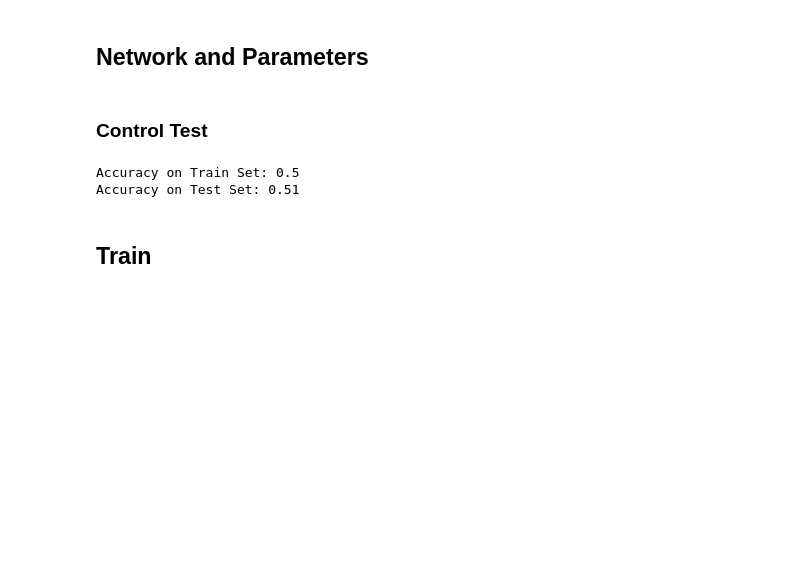
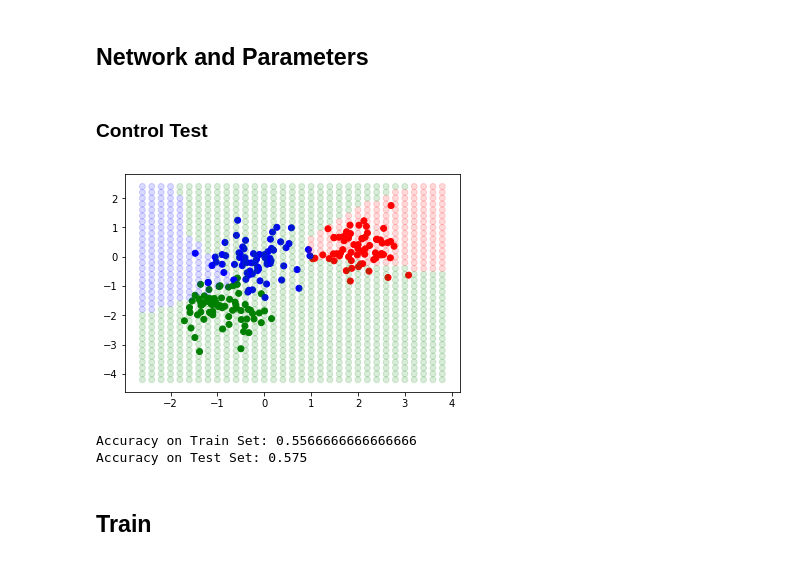
Before and after one commit to falreis/backpropagation, a Jupyter notebook: NeuralNetwork.ipynb, the cells around one changed output. Saved outputs shown, nothing was run; the diff lists cells and outputs as text; code cells hidden in the pictures; blank space fills up the shorter version.

```diff
--- a/NeuralNetwork.ipynb
+++ b/NeuralNetwork.ipynb
@@ -279,29 +276,62 @@ class NeuralNetwork:
+# %%
+def MSE(y, y_hat):
+    return np.mean((y-y_hat)**2)
+
+def generate_area_map(features, points_per_int = 10, alpha = 0.2):
+    ###  Area Map Set  ###
+    xstart = int((features[:, 0].min() - 1) * points_per_int) # min start point of the x data
+    xrang = int((features[:, 0].max() + 1) * points_per_int - xstart) # range of the data on x
+
+    ystart = int((features[:, 1].min()  - 1) * points_per_int) # min start poing of the y data
+    yrang = int((features[:, 1].max() + 1) * points_per_int - ystart) # range of teh data on y
+
+    # Creates an array with all the coordinates of area map set
+    area_map_set = np.array([[x + xstart, y + ystart] for x in range(xrang) for y in range(yrang)])
+    area_map_set = area_map_set / points_per_int
+
+    return area_map_set
+
+def area_map_plot(network, area_map_set, features, targets, path = '', alpha = 0.1):
+    # gets the prediction the model made for the area map set
+    pred = network.predict(area_map_set)
+    pred = [pred[i,:].argmax() for i in range(int(pred.shape[0]))]
+
+    # draws the current area map and the test set overtop it, saves the scatter
+    plt.scatter(features[:, 0], features[:, 1], c = targets, cmap =colors)
+    plt.scatter(area_map_set[:, 0], area_map_set[:, 1], c = pred, alpha = alpha, cmap = colors)
+
+    if path == '':
+        plt.show()
+    else:
+        plt.savefig(path)
+        plt.close()
 # %% [markdown]
 ## Network and Parameters
 # %%
-def MSE(y, y_hat):
-    return np.mean((y-y_hat)**2)
-
 #### Network Parameters ####
 n_input_nodes = n_features
 n_output_nodes = n_classes
 
-n_hidden_nodes = [64]
+n_hidden_nodes = [64, 32]
 
-n_epochs = 2000
+n_epochs = 4000
 lr = 0.01
-batch_size = 128
+batch_size = 64
 
 #### Neural Network ####
 network = NeuralNetwork(n_input_nodes, n_hidden_nodes, n_output_nodes, lr)
 # %% [markdown]
 ### Control Test
 # %%
+area_map_set = generate_area_map(x_test, points_per_int = 5)
+area_map_plot(network, area_map_set, x_test, y_test_raw, alpha = 0.15)
+
 print("Accuracy on Train Set:", network.test(x_train, y_train))
 print("Accuracy on Test Set:", network.test(x_test, y_test))
 # %% [output]
+[figure, added]
-Accuracy on Train Set: 0.5
-Accuracy on Test Set: 0.51
+Accuracy on Train Set: 0.5566666666666666
+Accuracy on Test Set: 0.575
 # %% [markdown]
 ## Train
 # %%
```
Also changed, not shown: parts of 9 cells of this notebook.
